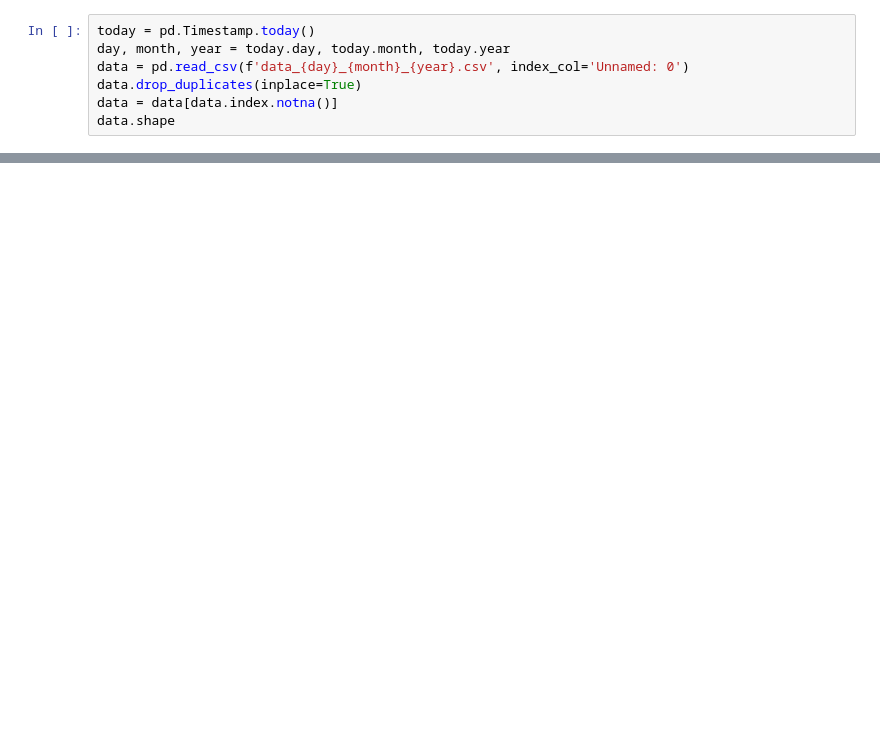
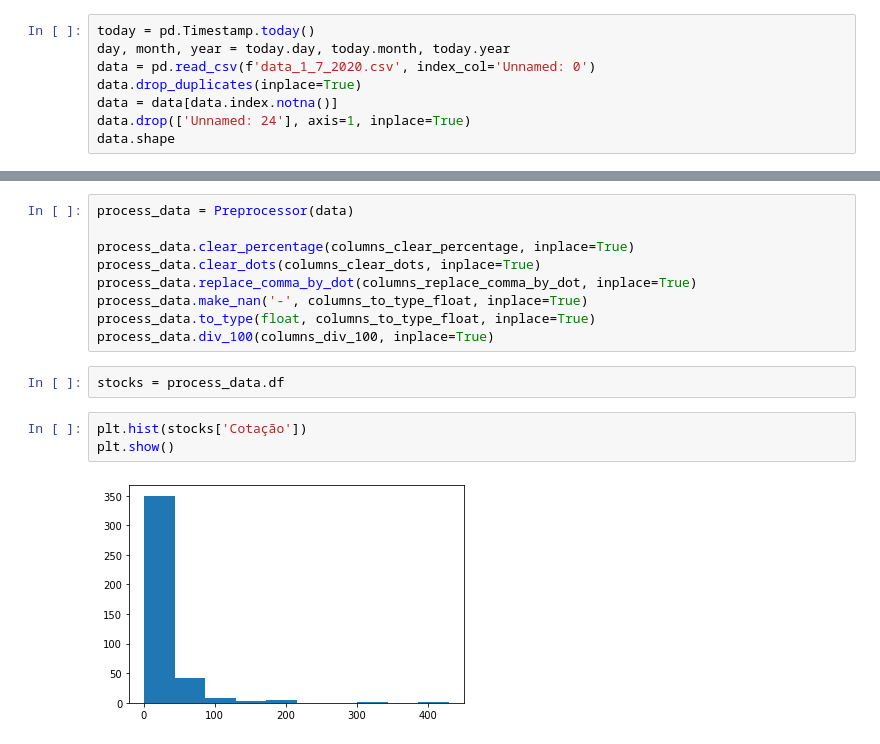
Before and after one commit to Muriloozol/InvestCode, a Jupyter notebook: data_exploration/Exploratory.ipynb, the cells around one changed output, grey strips where cells are left out. Cells and saved outputs as stored; diff of their text form; blank space fills up the shorter version.

```diff
--- a/data_exploration/Exploratory.ipynb
+++ b/data_exploration/Exploratory.ipynb
@@ -10,8 +13,9 @@ from loguru import logger
 # %%
 today = pd.Timestamp.today()
 day, month, year = today.day, today.month, today.year
-data = pd.read_csv(f'data_{day}_{month}_{year}.csv', index_col='Unnamed: 0')
+data = pd.read_csv(f'data_1_7_2020.csv', index_col='Unnamed: 0')
 data.drop_duplicates(inplace=True)
 data = data[data.index.notna()]
+data.drop(['Unnamed: 24'], axis=1, inplace=True)
 data.shape
 # %% [output]
@@ -28,0 +184,16 @@ data.head()
+# %%
+process_data = Preprocessor(data)
+
+process_data.clear_percentage(columns_clear_percentage, inplace=True)
+process_data.clear_dots(columns_clear_dots, inplace=True)
+process_data.replace_comma_by_dot(columns_replace_comma_by_dot, inplace=True)
+process_data.make_nan('-', columns_to_type_float, inplace=True)
+process_data.to_type(float, columns_to_type_float, inplace=True)
+process_data.div_100(columns_div_100, inplace=True)
+# %%
+stocks = process_data.df
+# %%
+plt.hist(stocks['Cotação'])
+plt.show()
+# %% [output]
+[figure, added]
```
Also changed, not shown: parts of 8 cells of this notebook, 2 other files.
